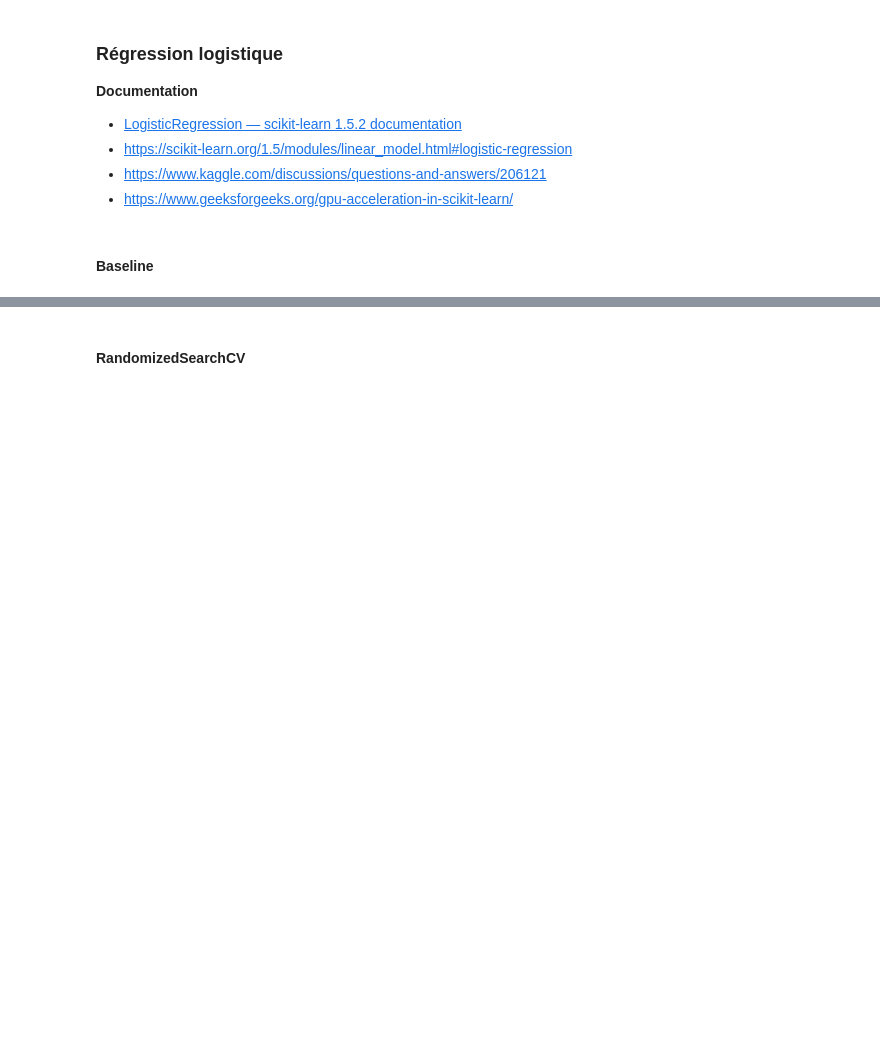
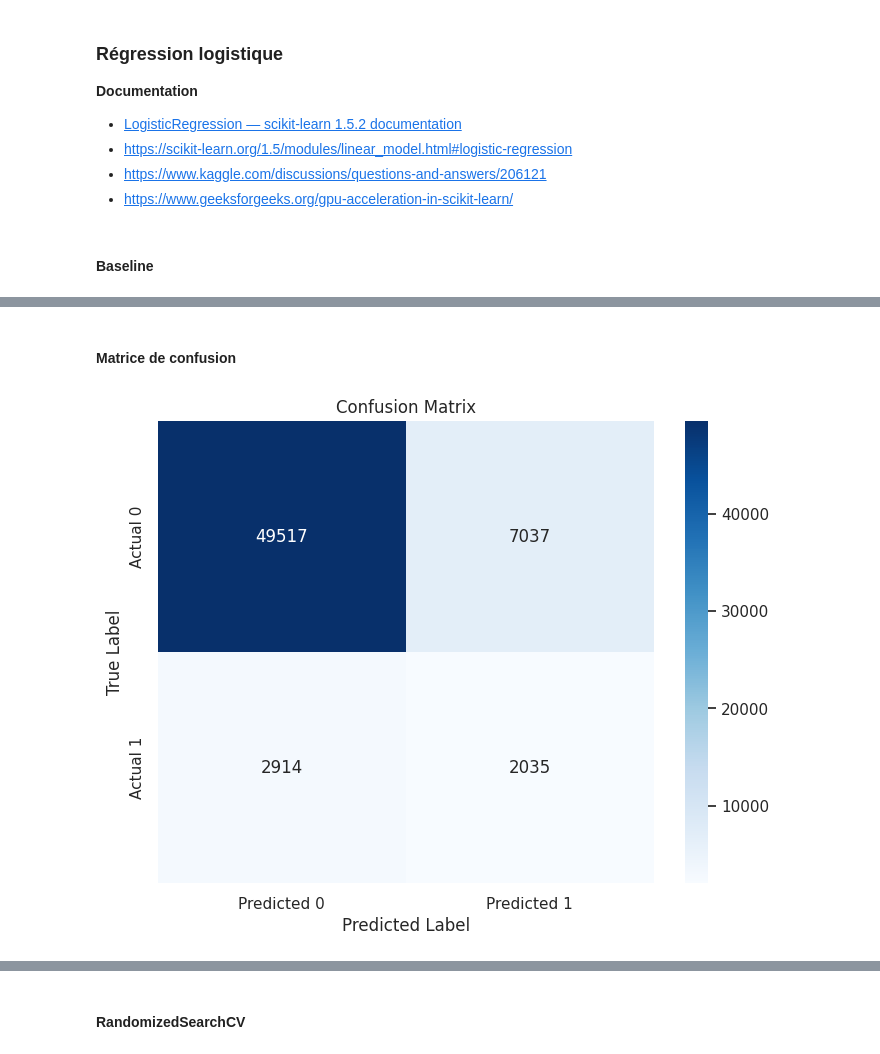
Before and after one commit to DavidScanu/oc-ai-engineer-p04-scoring, a Jupyter notebook: p04_scanu_david_02_notebook_training_2024_11_22.ipynb, the cells around one changed output, grey strips where cells are left out. Cells and saved outputs as stored; diff of their text form; code cells hidden in the pictures; blank space fills up the shorter version.

```diff
--- a/p04_scanu_david_02_notebook_training_2024_11_22.ipynb
+++ b/p04_scanu_david_02_notebook_training_2024_11_22.ipynb
@@ -536,43 +635,35 @@ from sklearn.linear_model import LogisticRegression
 from sklearn.model_selection import StratifiedKFold
 from sklearn.metrics import roc_auc_score
 
-# Assuming X_train_preprocessed, y_train, X_test_preprocessed, and y_test are defined
-
 # Initialize Logistic Regression
 lr = LogisticRegression(
     penalty='l1',
     C=0.1,
     solver='saga',
-    max_iter=2500,
+    max_iter=1500,
     n_jobs=-1,
-    verbose=1,
+    verbose=3,
     random_state=42
 )
 
 # Initialize StratifiedKFold
-skf = StratifiedKFold(n_splits=5, shuffle=True, random_state=42)
+skf = StratifiedKFold(n_splits=3, shuffle=True, random_state=42)
 
 # Perform cross-validation
 roc_auc_scores = []
 for train_index, val_index in skf.split(X_train_resampled, y_train_resampled):
+
     X_train_fold, X_val_fold = X_train_resampled.iloc[train_index], X_train_resampled.iloc[val_index]
     y_train_fold, y_val_fold = y_train_resampled.iloc[train_index], y_train_resampled.iloc[val_index]
 
     lr.fit(X_train_fold, y_train_fold)
+
     y_pred_proba = lr.predict_proba(X_val_fold)[:, 1]
     roc_auc = roc_auc_score(y_val_fold, y_pred_proba)
     roc_auc_scores.append(roc_auc)
 
-# Print average ROC AUC score
+# Display average ROC AUC score across folds
 print(f"Average ROC AUC score across folds: {np.mean(roc_auc_scores)}")
 
-
-# Train on the entire training data and predict on test data
+# Entraînement du modèle sur l'ensemble des données d'entraînement
 lr.fit(X_train_resampled, y_train_resampled)
-y_pred = lr.predict(X_test_preprocessed)
-y_proba = lr.predict_proba(X_test_preprocessed)[:,1]
-roc_auc_test = roc_auc_score(y_test, y_proba)
-print(f"ROC AUC score on test set: {roc_auc_test}")
-
-# Rapport de prédictions
-print(classification_report(y_test, y_pred))
@@ -599,0 +827,19 @@ plt.show()
+# %% [markdown]
+#### Matrice de confusion
+# %%
+from sklearn.metrics import confusion_matrix
+
+def display_cm(y_true, y_pred):
+    cm = confusion_matrix(y_true, y_pred)
+    plt.figure(figsize=(8, 6))
+    sns.heatmap(cm, annot=True, fmt="d", cmap="Blues",
+                xticklabels=['Predicted 0', 'Predicted 1'],
+                yticklabels=['Actual 0', 'Actual 1'])
+    plt.title('Confusion Matrix')
+    plt.xlabel('Predicted Label')
+    plt.ylabel('True Label')
+    plt.show()
+
+display_cm(y_test, y_pred)
+# %% [output]
+[figure, added]
```
Also changed, not shown: parts of 30 cells of this notebook.
